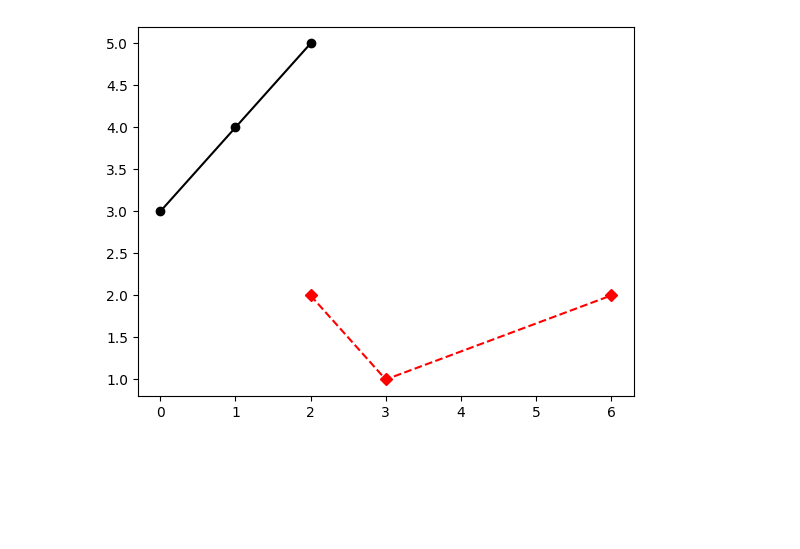
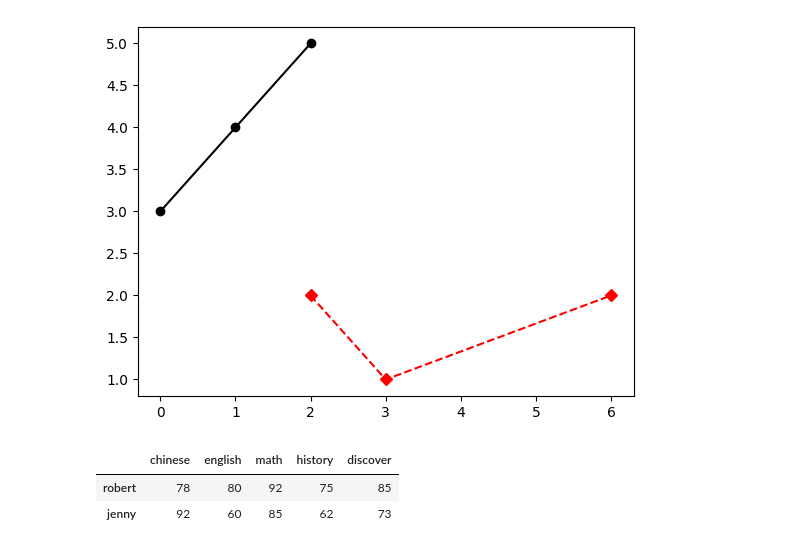
Before and after one commit to roberthsu2003/__2023_11_14_2_4__, a Jupyter notebook: lesson16/lesson16_2.ipynb, the cells around one changed output. Drawn from its saved outputs; the diff is of its cells as text; code cells hidden in the pictures; blank space fills up the shorter version.

```diff
--- a/lesson16/lesson16_2.ipynb
+++ b/lesson16/lesson16_2.ipynb
@@ -57,3 +57,16 @@ axes1.plot(x,y,'ko-',x1,y1,'rD--')
 plt.show()
 # %% [output]
 [figure]
+# %%
+import pandas as pd
+
+scores = [
+    {'chinese':78,'english':80,'math':92,'history':75,'discover':85},
+    {'chinese':92,'english':60,'math':85,'history':62,'discover':73}
+]
+dataFrame = pd.DataFrame(index=["robert","jenny"],data=scores)
+display(dataFrame)
+# %% [output]
+|  | chinese | english | math | history | discover |
+| robert | 78 | 80 | 92 | 75 | 85 |
+| jenny | 92 | 60 | 85 | 62 | 73 |
```
